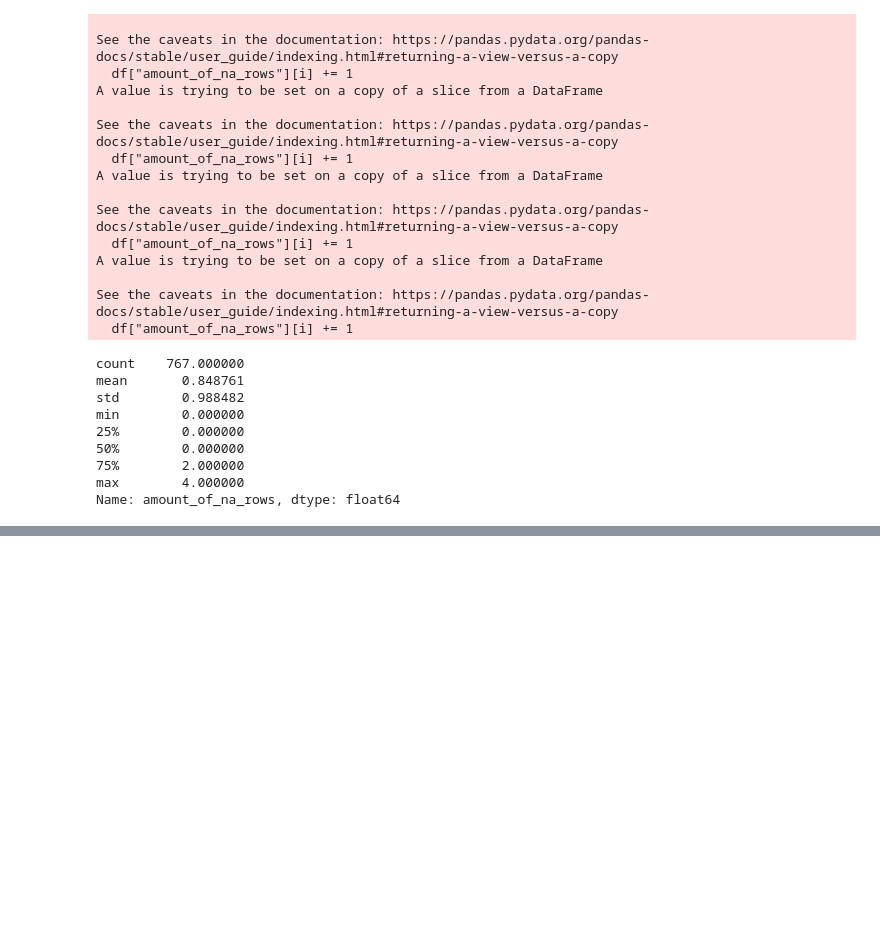
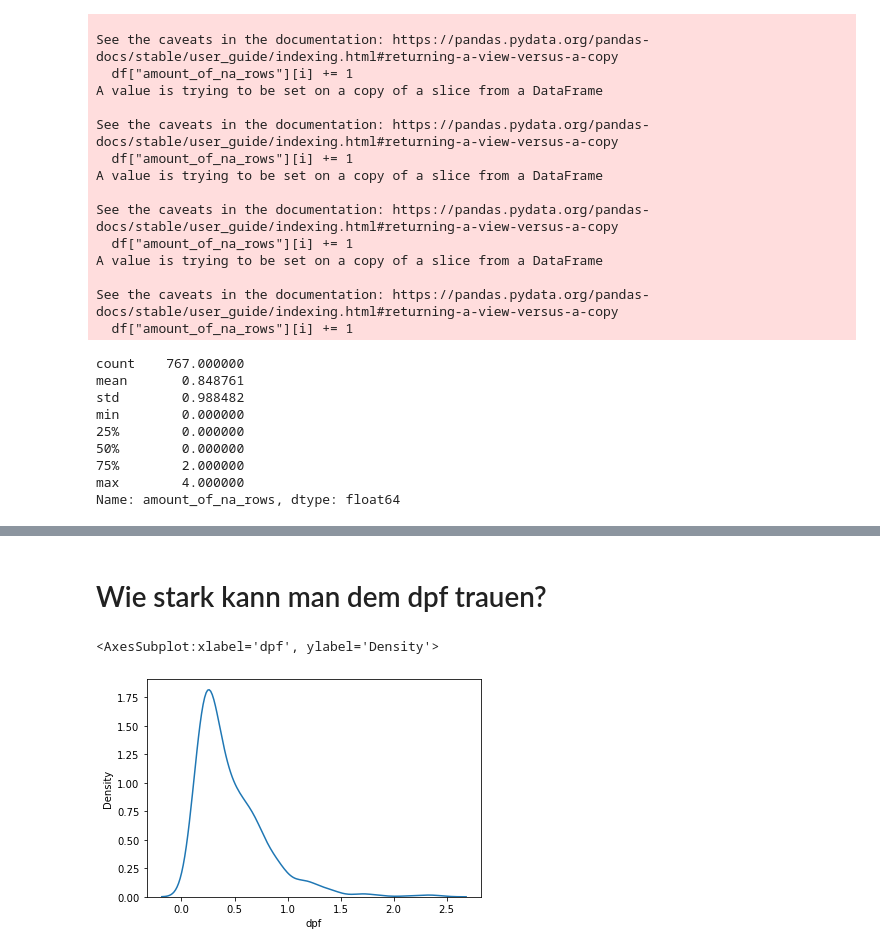
Before and after one commit to janisfroelich/daw, a Jupyter notebook: Diabetes/EDA.ipynb, the cells around one changed output, grey strips where cells are left out. Drawn from its saved outputs; the diff is of its cells as text; code cells hidden in the pictures; blank space fills up the shorter version.

```diff
--- a/Diabetes/EDA.ipynb
+++ b/Diabetes/EDA.ipynb
@@ -309,0 +296,4 @@ corr_overview(df_clean)
+# %%
+dict_missing_rows = {}
+for i in list(dict_missing.keys()):
+    dict_missing_rows[i] = dict_missing[i]["0"] + dict_missing[i]["1"]
@@ -383,0 +613,7 @@ sns.histplot(x="", y="class", data=df_amount_na)
+# %% [markdown]
+# Wie stark kann man dem dpf trauen?
+# %%
+sns.kdeplot(df.dpf)
+# %% [output]
+<AxesSubplot:xlabel='dpf', ylabel='Density'>
+[figure, added]
```
Also changed, not shown: parts of 62 cells of this notebook.
